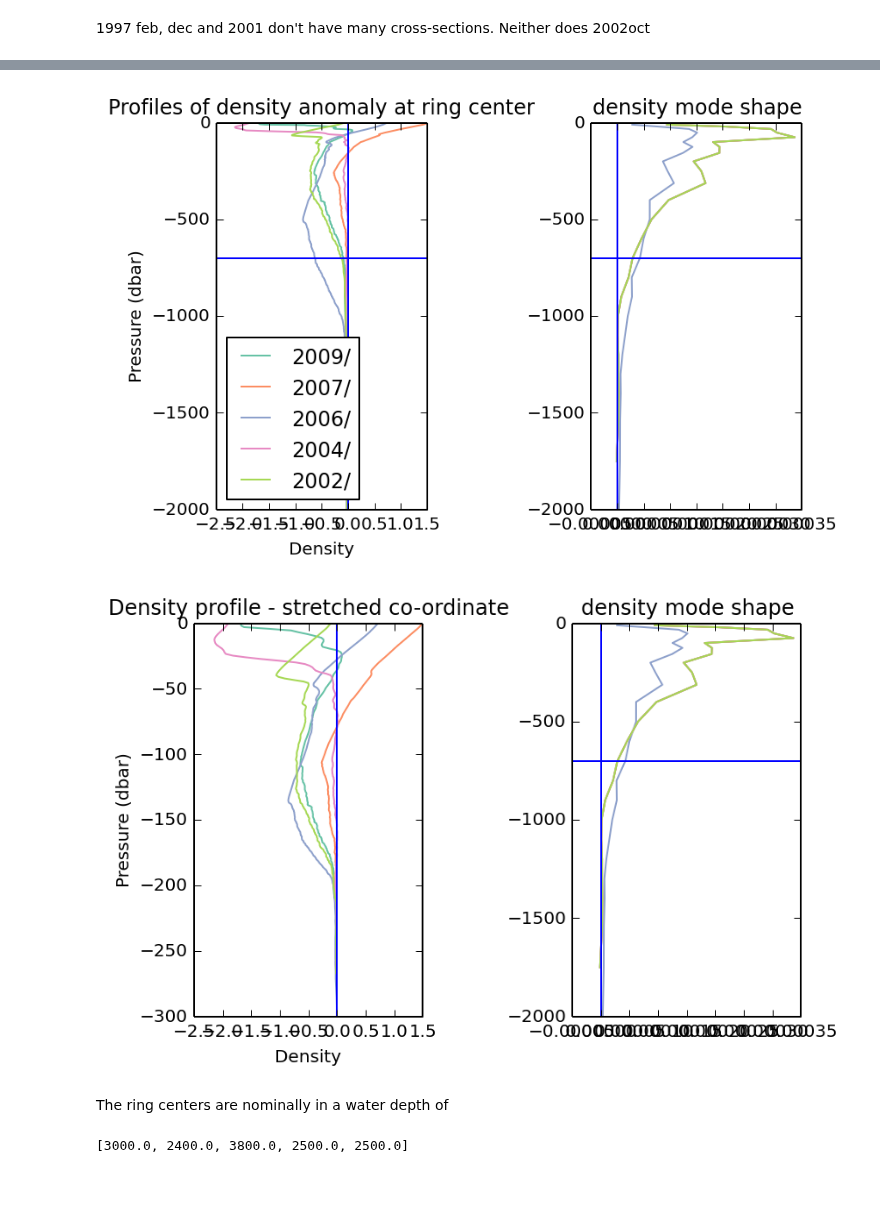
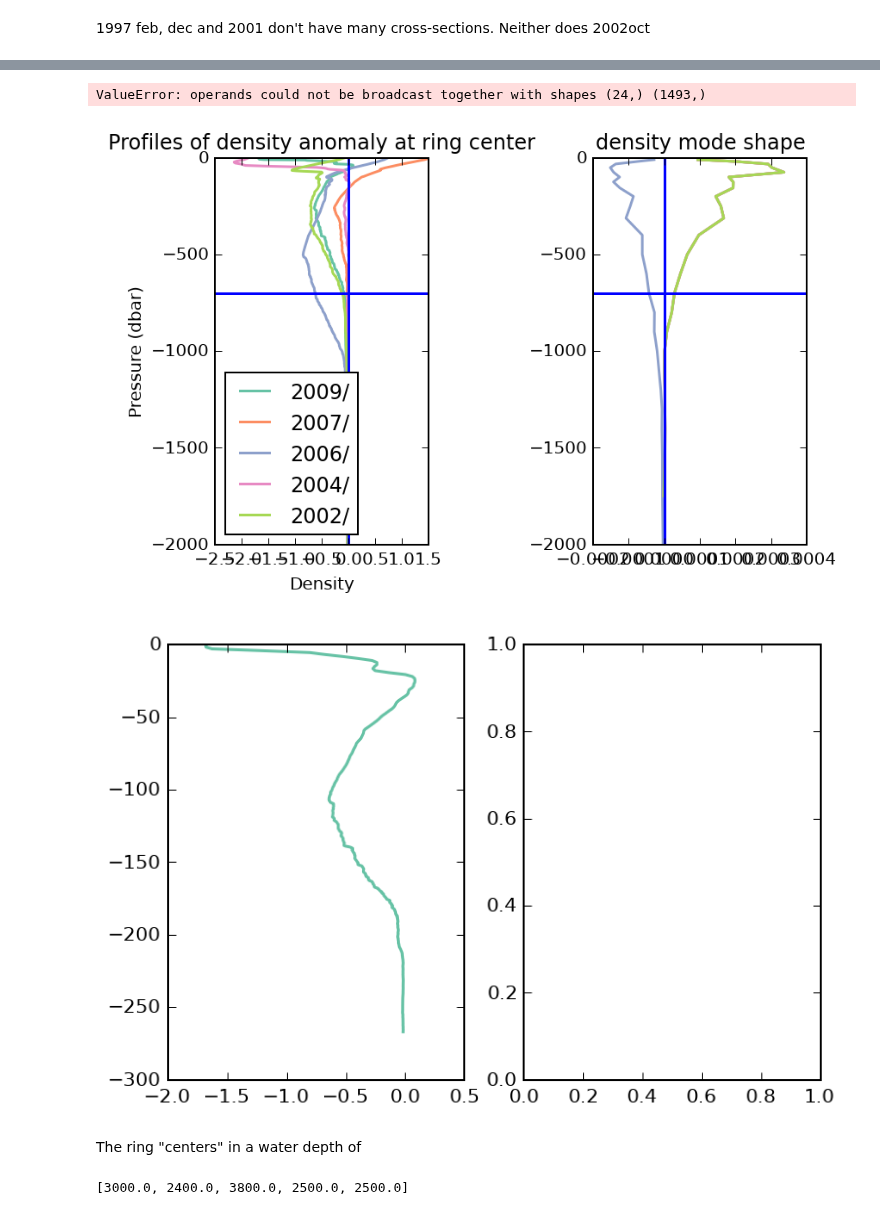
Before and after one commit to dcherian/eddyshelf, a Jupyter notebook: linew-wcr.ipynb, the cells around one changed output, grey strips where cells are left out. Cells and saved outputs as stored; diff of their text form; code cells hidden in the pictures; blank space fills up the shorter version.

```diff
--- a/linew-wcr.ipynb
+++ b/linew-wcr.ipynb
@@ -277,7 +282,7 @@ fig = plt.figure()
 fig.hold(True)
 ax1 = plt.subplot(1,2,1)
 ax2 = plt.subplot(1,2,2)
-#ax = fig.gca()
+
 for ii in range(len(centerprof)):
     ax1.plot(centerprof[ii], centerzz[ii])
 
@@ -294,39 +299,40 @@ ax1.axhline(-700)
 ax2.axhline(-700)
 ax2.axvline(0)
 ax2.set_title('density mode shape')
 ax2.set_ylim([-2000, 0])
 plt.tight_layout()
 ax1.legend(years, loc=3)
 
 # plot center profiles
 fig = plt.figure()
 fig.hold(True)
 ax1 = plt.subplot(1,2,1)
 ax2 = plt.subplot(1,2,2)
 #ax = fig.gca()
 for ii in range(len(centerprof)):
     ax1.plot(dcocean.avg1(centerprof[ii]), -1*zstr[ii])
 
-    rhomode = np.diff(Hmodes[ii][:,0])/np.diff(zmodes[ii])
-    ax2.plot(rhomode, -1*avg1(zmodes[ii]))
+    rhomode = np.diff(Hmodes[ii][:,0])/np.diff(zstr[ii])
+    ax2.plot(rhomode, -1*avg1(zstr[ii]))
 
 ax1.set_title('Density profile - stretched co-ordinate')
 ax1.set_ylabel('Pressure (dbar)')
 ax1.set_xlabel('Density')
 ax1.axvline(0)
 #ax1.set_ylim([-2000, 0])
 #ax1.axhline(-700)
 
 ax2.axhline(-700)
 ax2.axvline(0)
 ax2.set_title('density mode shape')
 ax2.set_ylim([-2000, 0])
 plt.tight_layout()
 # %% [output]
+ValueError: operands could not be broadcast together with shapes (24,) (1493,)
-[figure, old version]
+[figure, new version]
-[figure, old version]
+[figure, new version]
 # %% [markdown]
-The ring centers are nominally in a water depth of
+The ring "centers" in a water depth of
 # %%
 [lwdata.depth[x] for x in centers]
 # %% [output]
```
Also changed, not shown: parts of 8 cells of this notebook, 3 other files.
